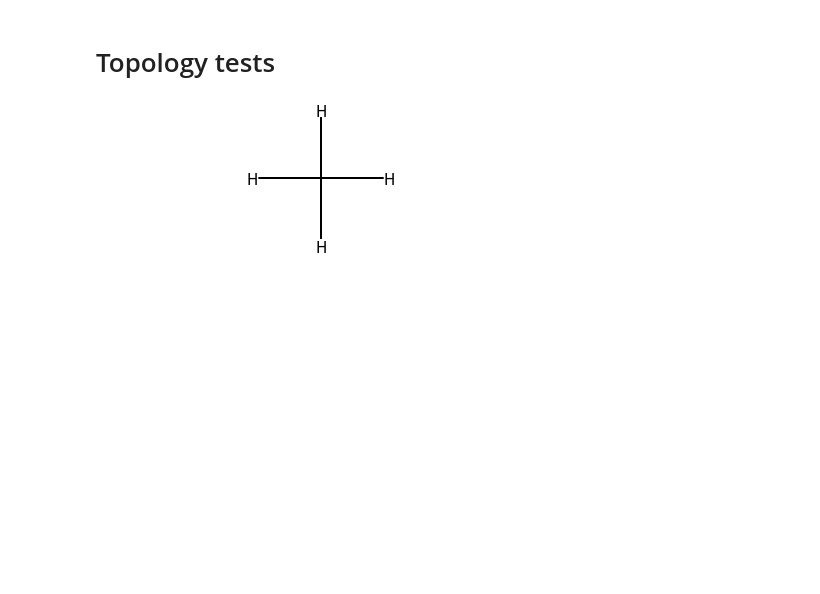
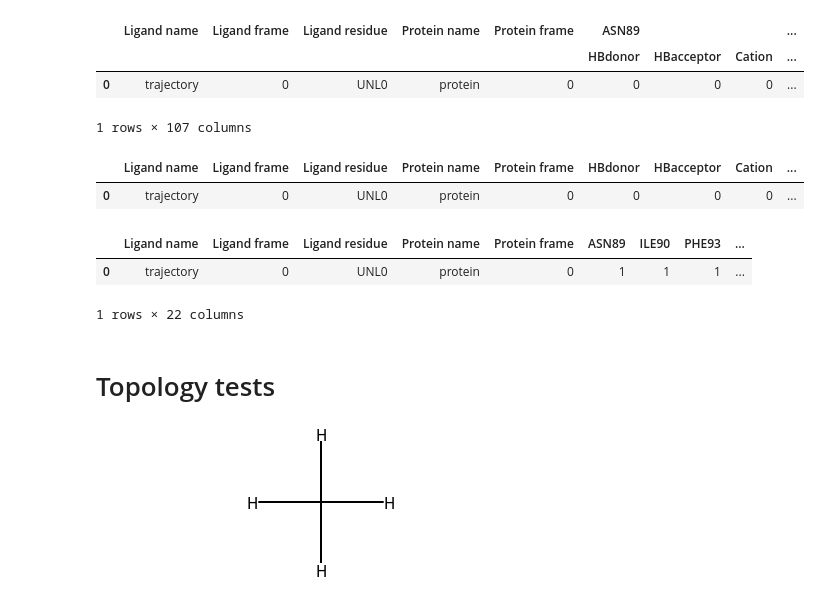
Before and after one commit to chemosim-lab/ProLIF, a Jupyter notebook: notebooks/md_trajectory.ipynb, the cells around one changed output. Drawn from its saved outputs; the diff is of its cells as text; code cells hidden in the pictures; blank space fills up the shorter version.

Commit message:
output dataframe, moved tests

```diff
--- a/notebooks/md_trajectory.ipynb
+++ b/notebooks/md_trajectory.ipynb
@@ -465,0 +15,7 @@ prot.__repr__()
+# %%
+lig = prolif.Ligand.from_pdbqt("/data/backup/cicada/cbouysset/workspace/bitter/old.t2r16/docking/output/5JQH/T2R16_HUMAN.B99990041/ligand_001/docking_poses.pdbqt")
+rec = Chem.MolFromPDBFile("/nfs/jeroboam/cedric/bitter/t2r16/structures/5JQH/T2R16_HUMAN.B99990041.pdb", removeHs=False)
+rec = prolif.Protein.from_rdkit(rec, reference=lig)
+ff = prolif.FingerprintFactory()
+print(ff.interactions.keys())
+ff.rules
@@ -466,3 +44,25 @@ prot.__repr__()
+# %%
+df = prolif.Dataframe()
+df.configure(ff)
+df.generate_ifp(lig.get_frame(), rec.get_frame())
+df.curate()
+df
+# %% [output]
+|  | Ligand name | Ligand frame | Ligand residue | Protein name | Protein frame | ASN89 |  |  | ... |
+|  |  |  |  |  |  | HBdonor | HBacceptor | Cation | ... |
+| 0 | trajectory | 0 | UNL0 | protein | 0 | 0 | 0 | 0 | ... |
+1 rows × 107 columns
+# %%
+df.get_residue("ASN89")
+# %% [output]
+|  | Ligand name | Ligand frame | Ligand residue | Protein name | Protein frame | HBdonor | HBacceptor | Cation | ... |
+| 0 | trajectory | 0 | UNL0 | protein | 0 | 0 | 0 | 0 | ... |
+# %%
+df.get_interaction("Hydrophobic")
+# %% [output]
+|  | Ligand name | Ligand frame | Ligand residue | Protein name | Protein frame | ASN89 | ILE90 | PHE93 | ... |
+| 0 | trajectory | 0 | UNL0 | protein | 0 | 1 | 1 | 1 | ... |
+1 rows × 22 columns
 # %% [markdown]
 # Topology tests
 # %%
```
Also changed, not shown: parts of 59 cells of this notebook, 30 other files.
